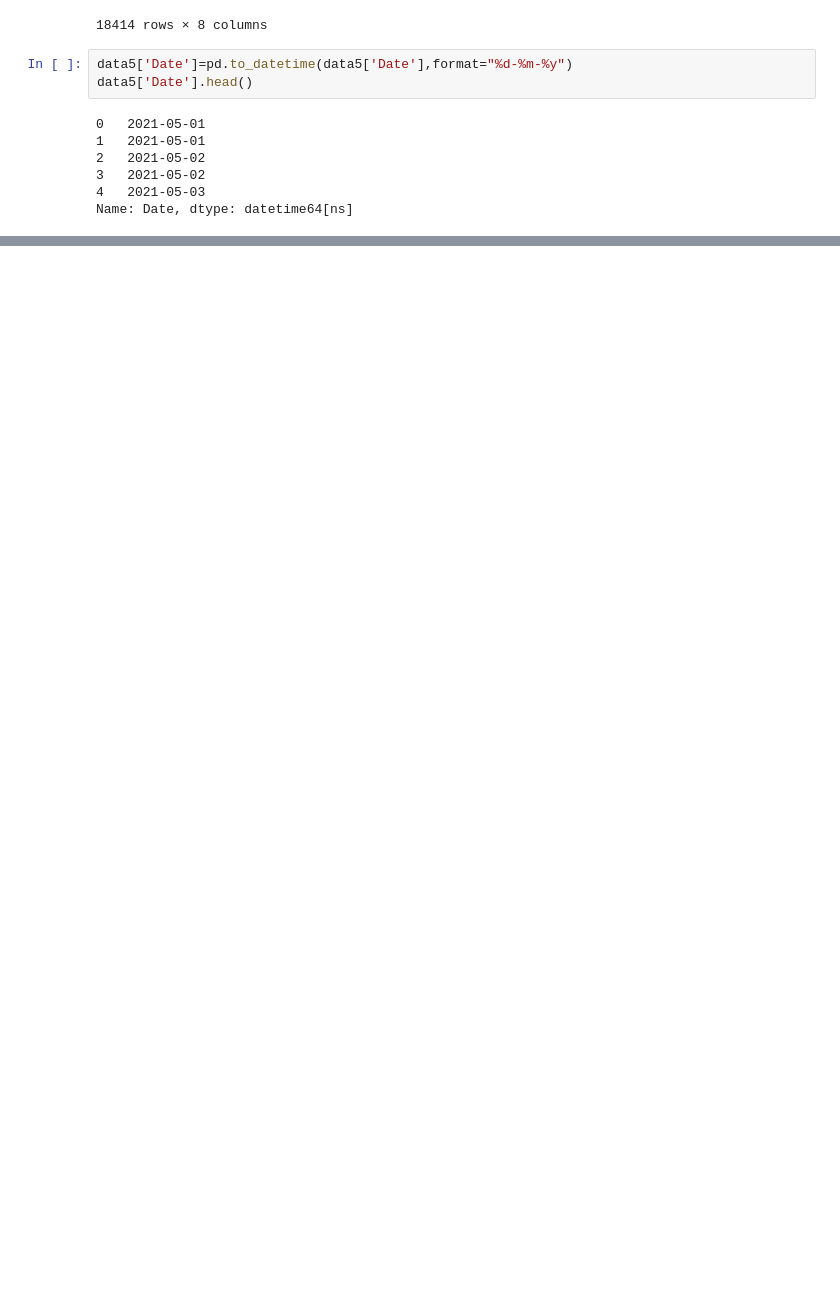
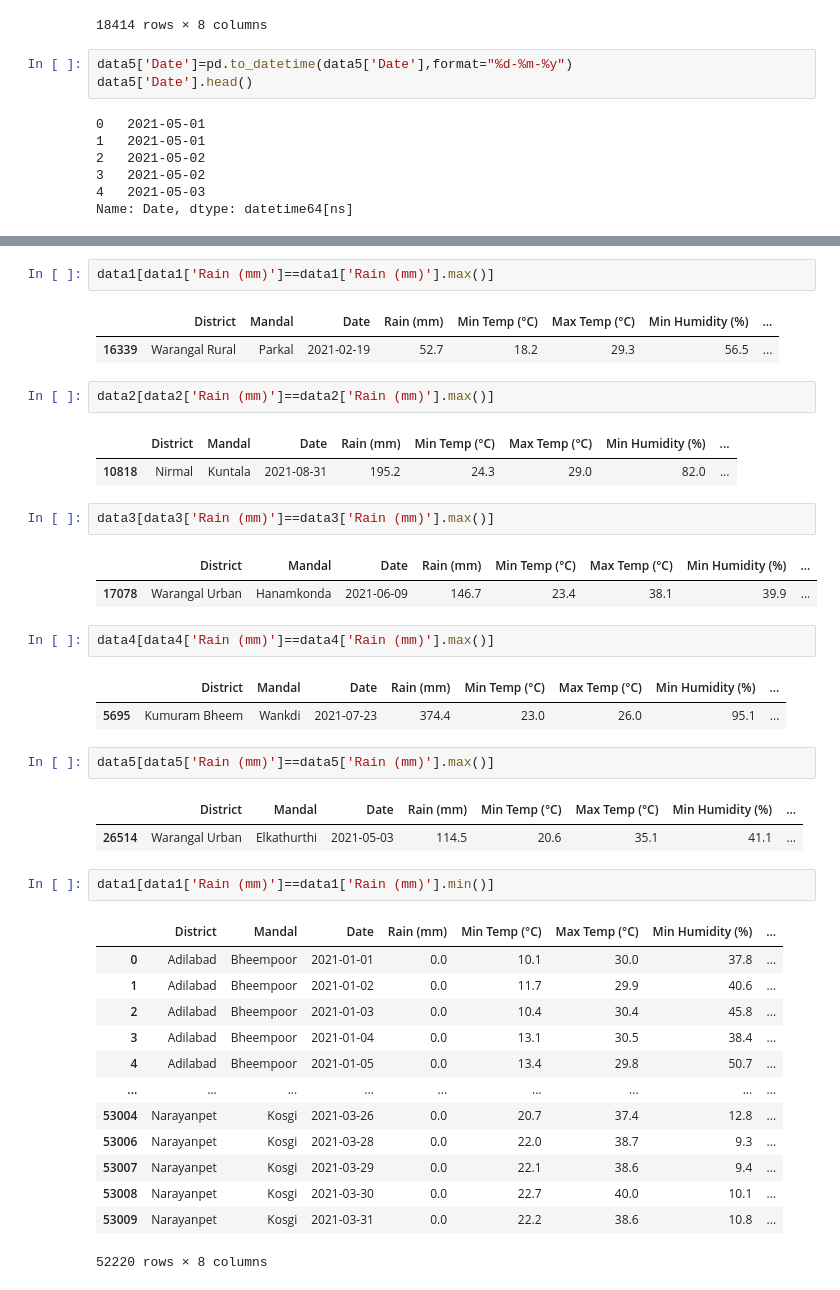
Before and after one commit to smartinternz02/SBSPS-Challenge-7154-SDG-13-Climate-Action, a Jupyter notebook: DATASETS/2021 datasets/project.ipynb, the cells around one changed output, grey strips where cells are left out. Saved outputs shown, nothing was run; the diff lists cells and outputs as text; blank space fills up the shorter version.

```diff
--- a/DATASETS/2021 datasets/project.ipynb
+++ b/DATASETS/2021 datasets/project.ipynb
@@ -648,0 +687,41 @@ Name: Date, dtype: datetime64[ns]
+# %%
+data1[data1['Rain (mm)']==data1['Rain (mm)'].max()]
+# %% [output]
+|  | District | Mandal | Date | Rain (mm) | Min Temp (°C) | Max Temp (°C) | Min Humidity (%) | ... |
+| 16339 | Warangal Rural | Parkal | 2021-02-19 | 52.7 | 18.2 | 29.3 | 56.5 | ... |
+# %%
+data2[data2['Rain (mm)']==data2['Rain (mm)'].max()]
+# %% [output]
+|  | District | Mandal | Date | Rain (mm) | Min Temp (°C) | Max Temp (°C) | Min Humidity (%) | ... |
+| 10818 | Nirmal | Kuntala | 2021-08-31 | 195.2 | 24.3 | 29.0 | 82.0 | ... |
+# %%
+data3[data3['Rain (mm)']==data3['Rain (mm)'].max()]
+# %% [output]
+|  | District | Mandal | Date | Rain (mm) | Min Temp (°C) | Max Temp (°C) | Min Humidity (%) | ... |
+| 17078 | Warangal Urban | Hanamkonda | 2021-06-09 | 146.7 | 23.4 | 38.1 | 39.9 | ... |
+# %%
+data4[data4['Rain (mm)']==data4['Rain (mm)'].max()]
+# %% [output]
+|  | District | Mandal | Date | Rain (mm) | Min Temp (°C) | Max Temp (°C) | Min Humidity (%) | ... |
+| 5695 | Kumuram Bheem | Wankdi | 2021-07-23 | 374.4 | 23.0 | 26.0 | 95.1 | ... |
+# %%
+data5[data5['Rain (mm)']==data5['Rain (mm)'].max()]
+# %% [output]
+|  | District | Mandal | Date | Rain (mm) | Min Temp (°C) | Max Temp (°C) | Min Humidity (%) | ... |
+| 26514 | Warangal Urban | Elkathurthi | 2021-05-03 | 114.5 | 20.6 | 35.1 | 41.1 | ... |
+# %%
+data1[data1['Rain (mm)']==data1['Rain (mm)'].min()]
+# %% [output]
+|  | District | Mandal | Date | Rain (mm) | Min Temp (°C) | Max Temp (°C) | Min Humidity (%) | ... |
+| 0 | Adilabad | Bheempoor | 2021-01-01 | 0.0 | 10.1 | 30.0 | 37.8 | ... |
+| 1 | Adilabad | Bheempoor | 2021-01-02 | 0.0 | 11.7 | 29.9 | 40.6 | ... |
+| 2 | Adilabad | Bheempoor | 2021-01-03 | 0.0 | 10.4 | 30.4 | 45.8 | ... |
+| 3 | Adilabad | Bheempoor | 2021-01-04 | 0.0 | 13.1 | 30.5 | 38.4 | ... |
+| 4 | Adilabad | Bheempoor | 2021-01-05 | 0.0 | 13.4 | 29.8 | 50.7 | ... |
+| ... | ... | ... | ... | ... | ... | ... | ... | ... |
+| 53004 | Narayanpet | Kosgi | 2021-03-26 | 0.0 | 20.7 | 37.4 | 12.8 | ... |
+| 53006 | Narayanpet | Kosgi | 2021-03-28 | 0.0 | 22.0 | 38.7 | 9.3 | ... |
+| 53007 | Narayanpet | Kosgi | 2021-03-29 | 0.0 | 22.1 | 38.6 | 9.4 | ... |
+| 53008 | Narayanpet | Kosgi | 2021-03-30 | 0.0 | 22.7 | 40.0 | 10.1 | ... |
+| 53009 | Narayanpet | Kosgi | 2021-03-31 | 0.0 | 22.2 | 38.6 | 10.8 | ... |
+52220 rows × 8 columns
```
Also changed, not shown: parts of 8 cells of this notebook, 6 other files.
